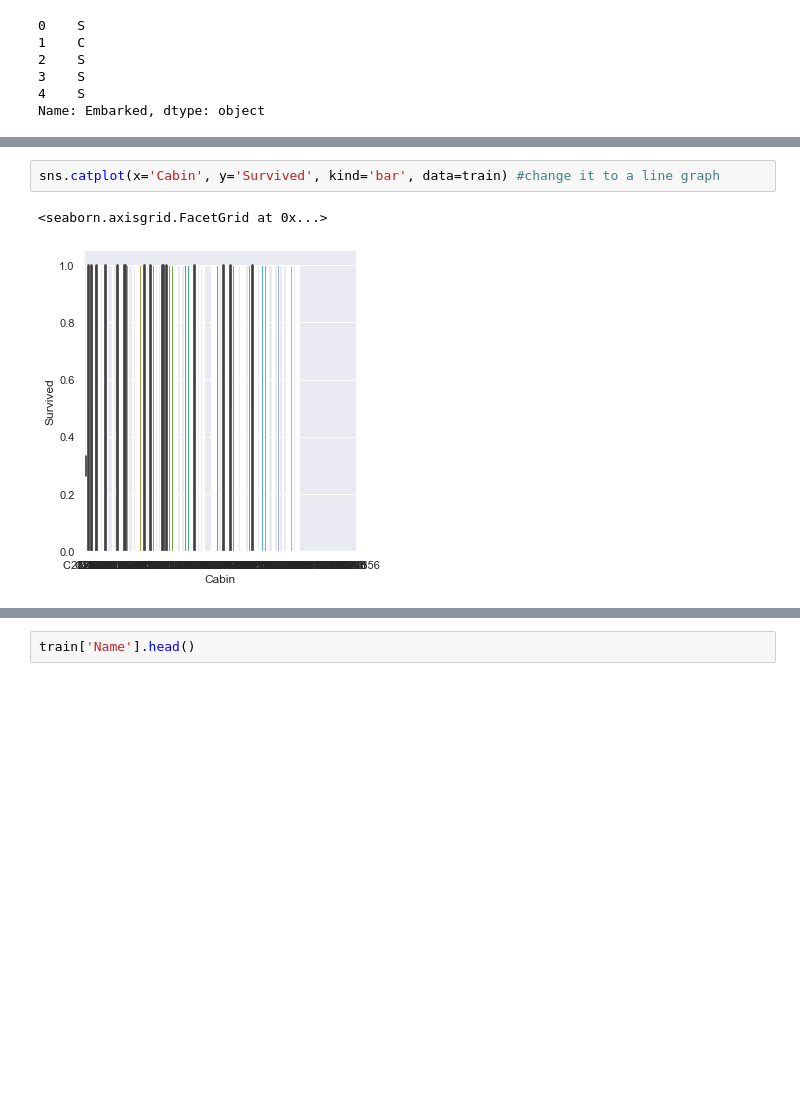
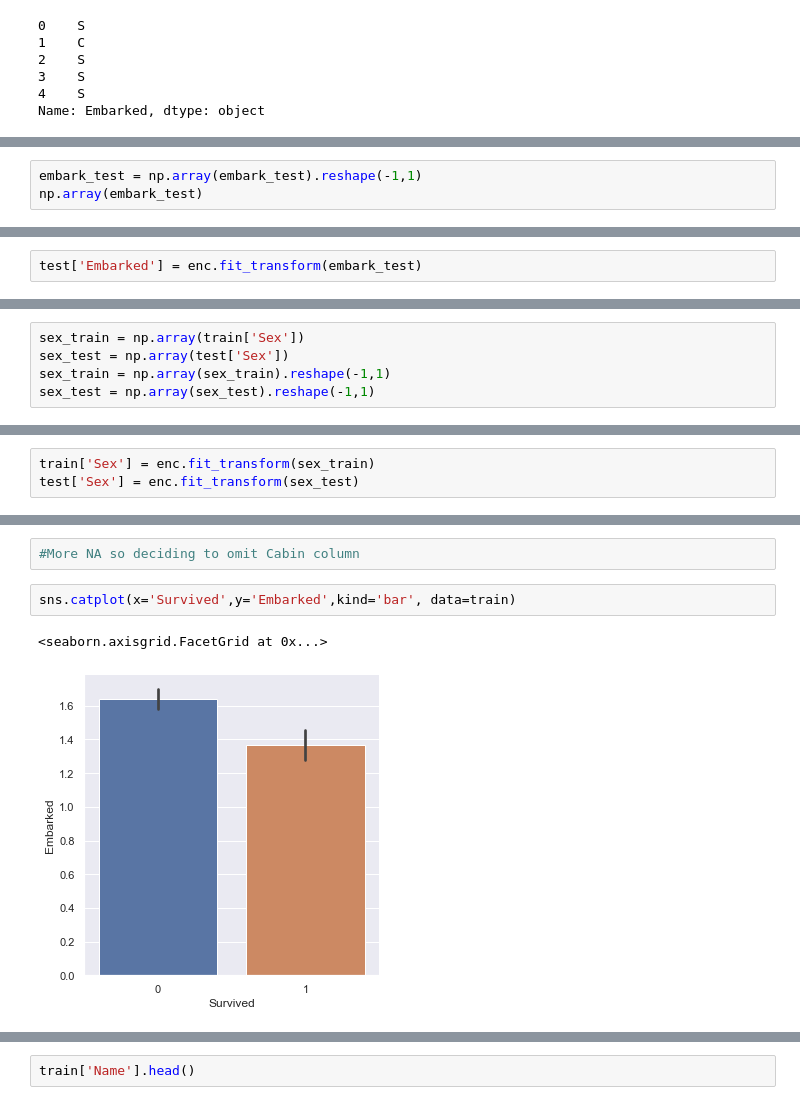
Before and after one commit to PriyaShrinithi/Titanic, a Jupyter notebook: Titanic.ipynb, the cells around one changed output, grey strips where cells are left out. Cells and saved outputs as stored; diff of their text form; blank space fills up the shorter version.

```diff
--- a/Titanic.ipynb
+++ b/Titanic.ipynb
@@ -184,0 +271,3 @@ Name: Embarked, dtype: object
+# %%
+embark_test = np.array(embark_test).reshape(-1,1)
+np.array(embark_test)
@@ -184,0 +292,2 @@ Name: Embarked, dtype: object
+# %%
+test['Embarked'] = enc.fit_transform(embark_test)
@@ -184,0 +330,5 @@ Name: Embarked, dtype: object
+# %%
+sex_train = np.array(train['Sex'])
+sex_test = np.array(test['Sex'])
+sex_train = np.array(sex_train).reshape(-1,1)
+sex_test = np.array(sex_test).reshape(-1,1)
@@ -184,0 +375,3 @@ Name: Embarked, dtype: object
+# %%
+train['Sex'] = enc.fit_transform(sex_train)
+test['Sex'] = enc.fit_transform(sex_test)
@@ -200,6 +419,8 @@ sns.catplot(x='Sex', y='Survived', kind='bar', data=train)
+# %%
+#More NA so deciding to omit Cabin column
 # %%
-sns.catplot(x='Cabin', y='Survived', kind='bar', data=train) #change it to a line graph
+sns.catplot(x='Survived',y='Embarked',kind='bar', data=train)
 # %% [output]
 <seaborn.axisgrid.FacetGrid at 0x...>
-[figure, old version]
+[figure, new version]
 # %%
```
Also changed, not shown: parts of 76 cells of this notebook.
